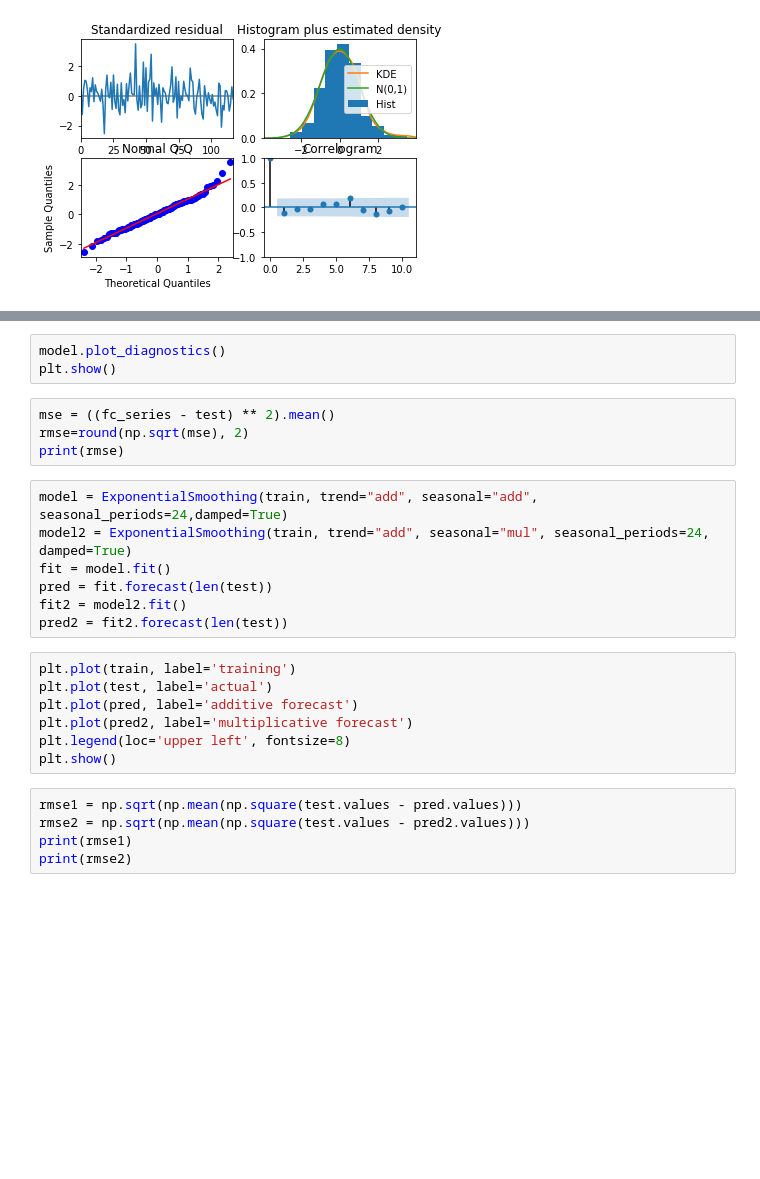
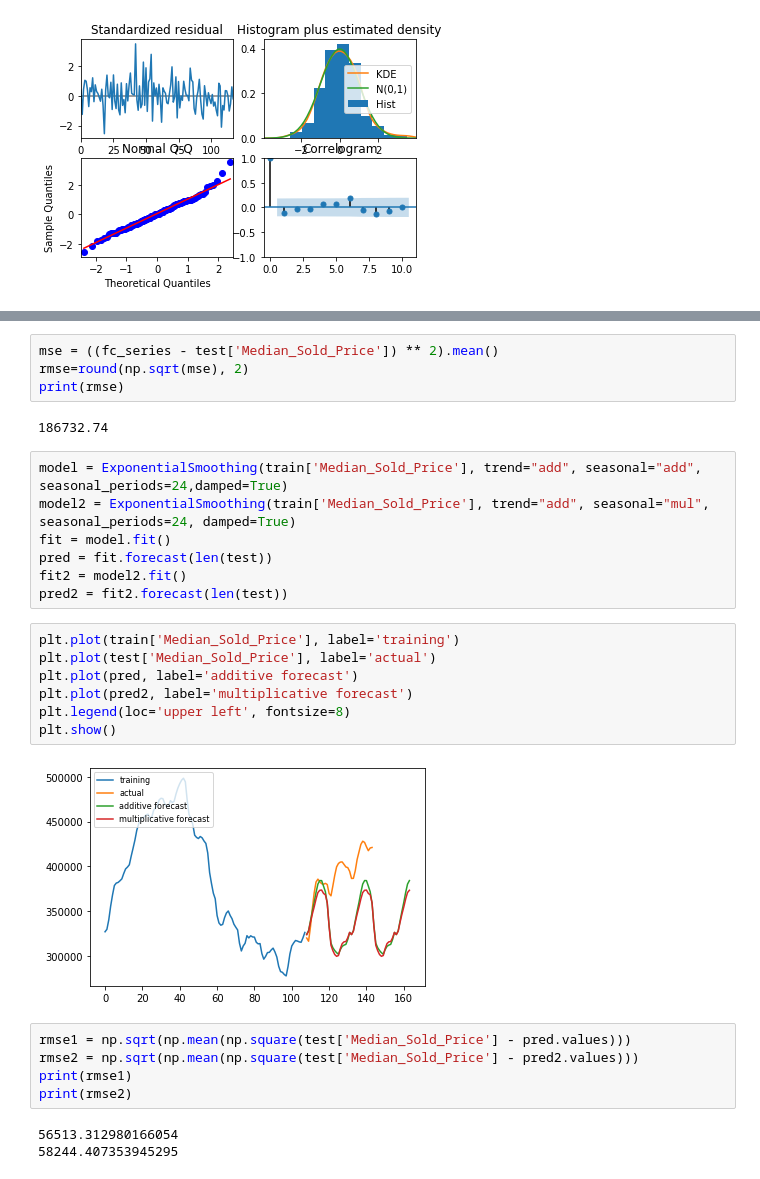
Before and after one commit to hannahlyon/ts-project, a Jupyter notebook: project.ipynb, the cells around one changed output, grey strips where cells are left out. Cells and saved outputs as stored; diff of their text form; blank space fills up the shorter version.

```diff
--- a/project.ipynb
+++ b/project.ipynb
@@ -192,26 +214,30 @@ array([413712.8168026 , 414921.35652036, 430247.35664342, 446759.5560203 ,
-# %%
-model.plot_diagnostics()
-plt.show()
 # %%
-mse = ((fc_series - test) ** 2).mean()
+mse = ((fc_series - test['Median_Sold_Price']) ** 2).mean()
 rmse=round(np.sqrt(mse), 2)
 print(rmse)
+# %% [output]
+186732.74
 # %%
-model = ExponentialSmoothing(train, trend="add", seasonal="add", seasonal_periods=24,damped=True)
-model2 = ExponentialSmoothing(train, trend="add", seasonal="mul", seasonal_periods=24, damped=True)
+model = ExponentialSmoothing(train['Median_Sold_Price'], trend="add", seasonal="add", seasonal_periods=24,damped=True)
+model2 = ExponentialSmoothing(train['Median_Sold_Price'], trend="add", seasonal="mul", seasonal_periods=24, damped=True)
 fit = model.fit()
 pred = fit.forecast(len(test))
 fit2 = model2.fit()
 pred2 = fit2.forecast(len(test))
 # %%
-plt.plot(train, label='training')
-plt.plot(test, label='actual')
+plt.plot(train['Median_Sold_Price'], label='training')
+plt.plot(test['Median_Sold_Price'], label='actual')
 plt.plot(pred, label='additive forecast')
 plt.plot(pred2, label='multiplicative forecast')
 plt.legend(loc='upper left', fontsize=8)
 plt.show()
+# %% [output]
+[figure, added]
 # %%
-rmse1 = np.sqrt(np.mean(np.square(test.values - pred.values)))
-rmse2 = np.sqrt(np.mean(np.square(test.values - pred2.values)))
+rmse1 = np.sqrt(np.mean(np.square(test['Median_Sold_Price'] - pred.values)))
+rmse2 = np.sqrt(np.mean(np.square(test['Median_Sold_Price'] - pred2.values)))
 print(rmse1)
 print(rmse2)
+# %% [output]
+56513.312980166054
+58244.407353945295
```
Also changed, not shown: parts of 15 cells of this notebook.
